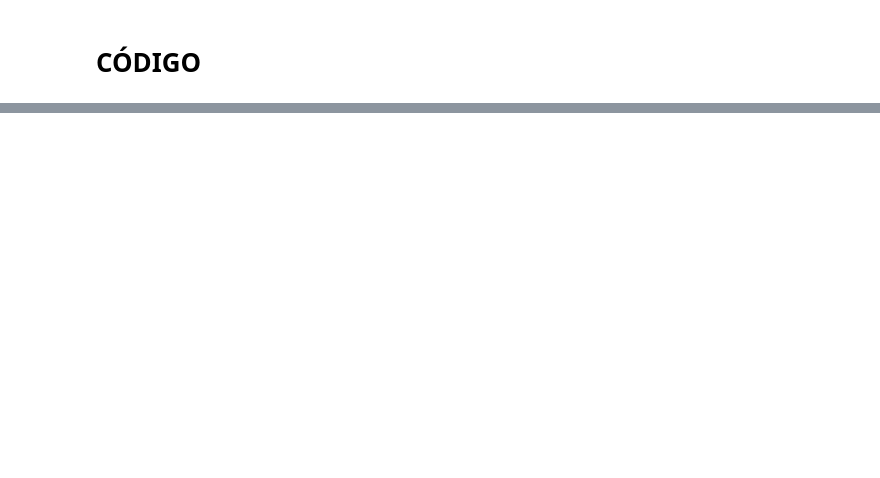
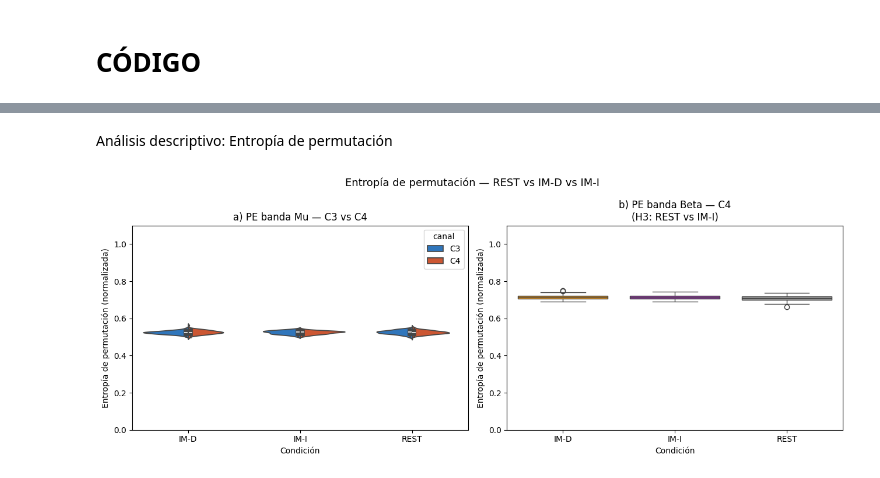
Before and after one commit to luciestrada/Proyecto2_Biosenales_LucianaAcevedo_LucianaEstrada, a Jupyter notebook: Proyecto2_biosenales.ipynb, the cells around one changed output, grey strips where cells are left out. Drawn from its saved outputs; the diff is of its cells as text; code cells hidden in the pictures; blank space fills up the shorter version.

```diff
--- a/Proyecto2_biosenales.ipynb
+++ b/Proyecto2_biosenales.ipynb
@@ -117,0 +725,44 @@ Descargando datos...
+# %% [markdown]
+ Análisis descriptivo: Entropía de permutación
+# %%
+# ============================================================
+# GRÁFICA 2 — Entropía de permutación por condición
+# Hipótesis H3 (PE en C4, REST vs IM-I)
+# ============================================================
+
+fig, axes = plt.subplots(1, 2, figsize=(13, 5))
+
+# a) PE banda mu en C3 y C4
+df_pe_c3 = df_act[['condicion', 'pe_mu_C3']].copy()
+df_pe_c3['canal'] = 'C3'
+df_pe_c3 = df_pe_c3.rename(columns={'pe_mu_C3': 'PE_mu'})
+
+df_pe_c4 = df_act[['condicion', 'pe_mu_C4']].copy()
+df_pe_c4['canal'] = 'C4'
+df_pe_c4 = df_pe_c4.rename(columns={'pe_mu_C4': 'PE_mu'})
+
+df_pe_long = pd.concat([df_pe_c3, df_pe_c4], ignore_index=True)
+
+sns.violinplot(data=df_pe_long, x='condicion', y='PE_mu',
+               hue='canal', split=True,
+               palette=['#1976D2', '#E64A19'],
+               inner='box', ax=axes[0])
+axes[0].set_title('a) PE banda Mu — C3 vs C4')
+axes[0].set_ylabel('Entropía de permutación (normalizada)')
+axes[0].set_xlabel('Condición')
+axes[0].set_ylim(0, 1.1)
+
+# b) PE banda beta en C4  ← canal contralateral mano izquierda
+sns.boxplot(data=df_act, x='condicion', y='pe_beta_C4',
+            hue='condicion', palette=COLORES, legend=False, ax=axes[1])
+axes[1].set_title('b) PE banda Beta — C4\n(H3: REST vs IM-I)')
+axes[1].set_ylabel('Entropía de permutación (normalizada)')
+axes[1].set_xlabel('Condición')
+axes[1].set_ylim(0, 1.1)
+
+plt.suptitle('Entropía de permutación — REST vs IM-D vs IM-I', fontsize=13)
+plt.tight_layout()
+plt.savefig('pe_descriptivo.png', dpi=150)
+plt.show()
+# %% [output]
+[figure, added]
```
Also changed, not shown: parts of 61 cells of this notebook.
